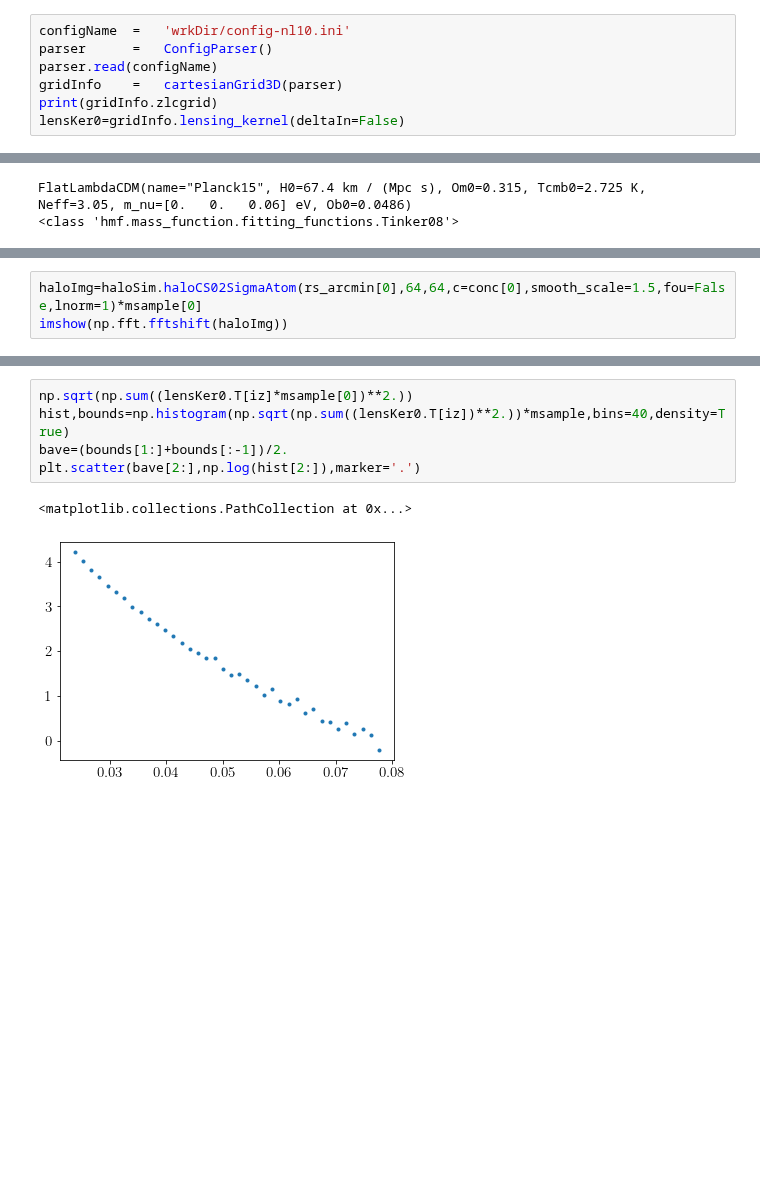
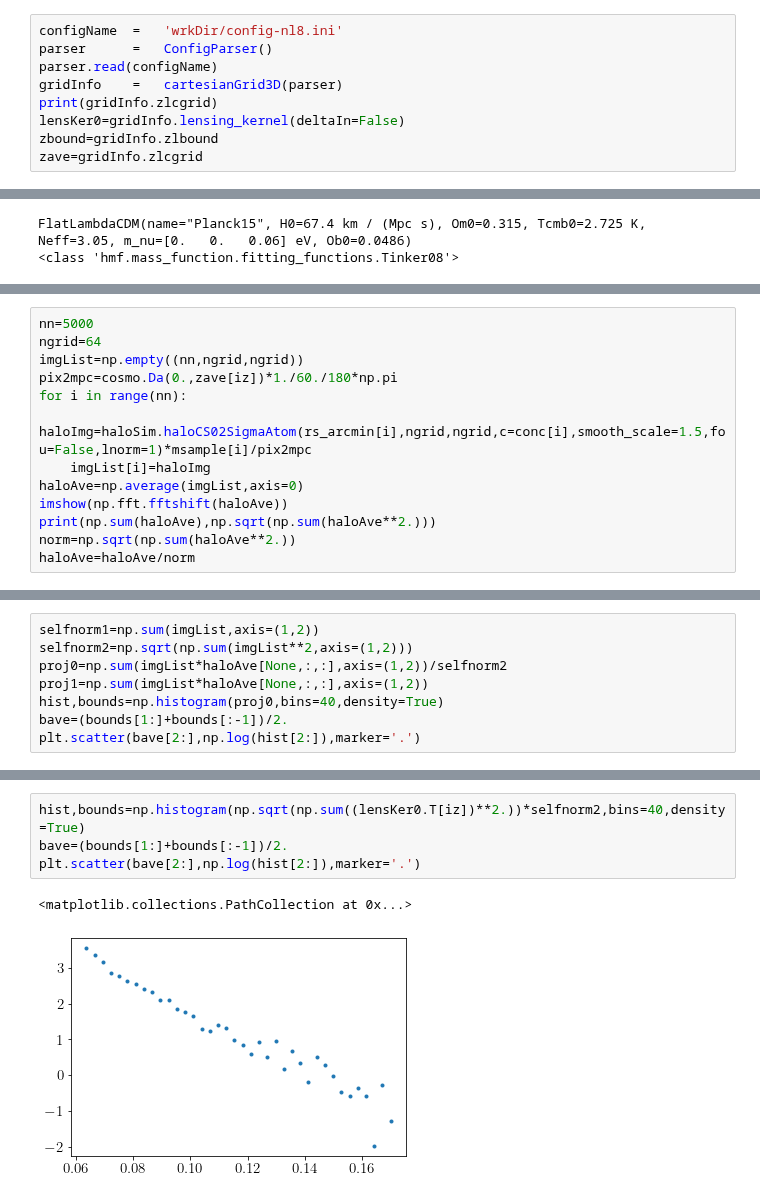
Before and after one commit to mr-superonion/splinv, a Jupyter notebook: notebook/s19/0-haloMF_Prior.ipynb, the cells around one changed output, grey strips where cells are left out. Drawn from its saved outputs; the diff is of its cells as text; blank space fills up the shorter version.

```diff
--- a/notebook/s19/0-haloMF_Prior.ipynb
+++ b/notebook/s19/0-haloMF_Prior.ipynb
@@ -26,8 +45,10 @@ Populating the interactive namespace from numpy and matplotlib
 # %%
-configName  =   'wrkDir/config-nl10.ini'
+configName  =   'wrkDir/config-nl8.ini'
 parser      =   ConfigParser()
 parser.read(configName)
 gridInfo    =   cartesianGrid3D(parser)
 print(gridInfo.zlcgrid)
 lensKer0=gridInfo.lensing_kernel(deltaIn=False)
+zbound=gridInfo.zlbound
+zave=gridInfo.zlcgrid
 # %% [output]
@@ -128,3 +177,0 @@ plt.tight_layout()
-# %%
-haloImg=haloSim.haloCS02SigmaAtom(rs_arcmin[0],64,64,c=conc[0],smooth_scale=1.5,fou=False,lnorm=1)*msample[0]
-imshow(np.fft.fftshift(haloImg))
@@ -133,0 +178,13 @@ imshow(np.fft.fftshift(haloImg))
+# %%
+nn=5000
+ngrid=64
+imgList=np.empty((nn,ngrid,ngrid))
+pix2mpc=cosmo.Da(0.,zave[iz])*1./60./180*np.pi
+for i in range(nn):
+    haloImg=haloSim.haloCS02SigmaAtom(rs_arcmin[i],ngrid,ngrid,c=conc[i],smooth_scale=1.5,fou=False,lnorm=1)*msample[i]/pix2mpc
+    imgList[i]=haloImg
+haloAve=np.average(imgList,axis=0)
+imshow(np.fft.fftshift(haloAve))
+print(np.sum(haloAve),np.sqrt(np.sum(haloAve**2.)))
+norm=np.sqrt(np.sum(haloAve**2.))
+haloAve=haloAve/norm
@@ -133,0 +194,8 @@ imshow(np.fft.fftshift(haloImg))
+# %%
+selfnorm1=np.sum(imgList,axis=(1,2))
+selfnorm2=np.sqrt(np.sum(imgList**2,axis=(1,2)))
+proj0=np.sum(imgList*haloAve[None,:,:],axis=(1,2))/selfnorm2
+proj1=np.sum(imgList*haloAve[None,:,:],axis=(1,2))
+hist,bounds=np.histogram(proj0,bins=40,density=True)
+bave=(bounds[1:]+bounds[:-1])/2.
+plt.scatter(bave[2:],np.log(hist[2:]),marker='.')
@@ -134,8 +205,7 @@ imshow(np.fft.fftshift(haloImg))
 # %%
-np.sqrt(np.sum((lensKer0.T[iz]*msample[0])**2.))
-hist,bounds=np.histogram(np.sqrt(np.sum((lensKer0.T[iz])**2.))*msample,bins=40,density=True)
+hist,bounds=np.histogram(np.sqrt(np.sum((lensKer0.T[iz])**2.))*selfnorm2,bins=40,density=True)
 bave=(bounds[1:]+bounds[:-1])/2.
 plt.scatter(bave[2:],np.log(hist[2:]),marker='.')
 # %% [output]
 <matplotlib.collections.PathCollection at 0x...>
-[figure, old version]
+[figure, new version]
```
Also changed, not shown: parts of 15 cells of this notebook, 2 other files.
